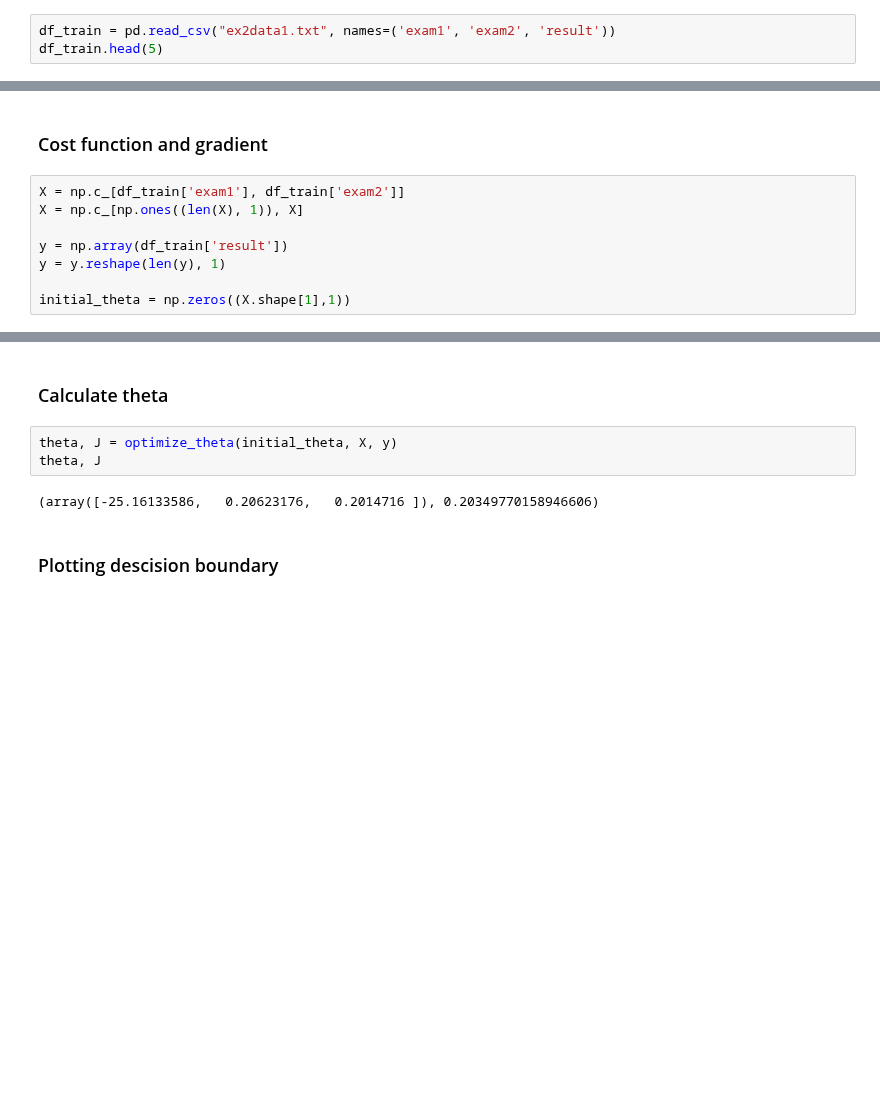
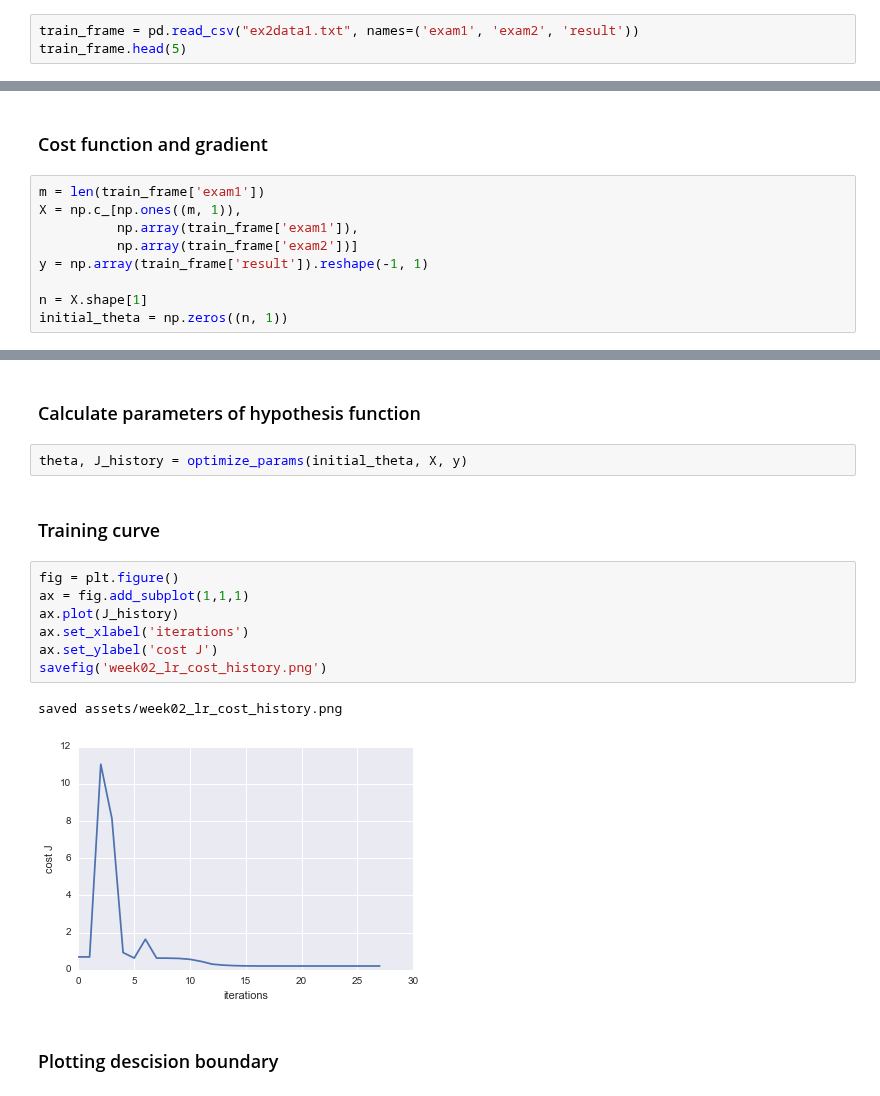
Before and after one commit to uents/coursera-ml, a Jupyter notebook: week03/logistic_regression.ipynb, the cells around one changed output, grey strips where cells are left out. Cells and saved outputs as stored; diff of their text form; blank space fills up the shorter version.

Commit message:
week03: refactoring

```diff
--- a/week03/logistic_regression/logistic_regression.ipynb
+++ b/week03/logistic_regression.ipynb
@@ -14,8 +18,8 @@ from mpl_toolkits.mplot3d import Axes3D
 # %% [markdown]
 ## Visualizing the data
 # %%
-df_train = pd.read_csv("ex2data1.txt", names=('exam1', 'exam2', 'result'))
-df_train.head(5)
+train_frame = pd.read_csv("ex2data1.txt", names=('exam1', 'exam2', 'result'))
+train_frame.head(5)
 # %% [output]
 |  | exam1 | exam2 | result |
 | 0 | 34.623660 | 78.024693 | 0 |
@@ -69,11 +75,12 @@ plt.savefig('week03_sigmoid.png')
 # %% [markdown]
 ### Cost function and gradient
 # %%
-X = np.c_[df_train['exam1'], df_train['exam2']]
-X = np.c_[np.ones((len(X), 1)), X]
+m = len(train_frame['exam1'])
+X = np.c_[np.ones((m, 1)),
+          np.array(train_frame['exam1']),
+          np.array(train_frame['exam2'])]
+y = np.array(train_frame['result']).reshape(-1, 1)
 
-y = np.array(df_train['result'])
-y = y.reshape(len(y), 1)
-
-initial_theta = np.zeros((X.shape[1],1))
+n = X.shape[1]
+initial_theta = np.zeros((n, 1))
 # %%
@@ -85,13 +90,22 @@ J, grad
 (0.69314718055994529, array([[ -0.1       ],
         [-12.00921659],
         [-11.26284221]]))
-# %% [markdown]
-### Calculate theta
+# %% [markdown]
+### Calculate parameters of hypothesis function
 # %%
-theta, J = optimize_theta(initial_theta, X, y)
-theta, J
+theta, J_history = optimize_params(initial_theta, X, y)
-# %% [output]
-(array([-25.16133586,   0.20623176,   0.2014716 ]), 0.20349770158946606)
+# %% [markdown]
+### Training curve
+# %%
+fig = plt.figure()
+ax = fig.add_subplot(1,1,1)
+ax.plot(J_history)
+ax.set_xlabel('iterations')
+ax.set_ylabel('cost J')
+savefig('week02_lr_cost_history.png')
+# %% [output]
+saved assets/week02_lr_cost_history.png
+[figure, added]
 # %% [markdown]
 ### Plotting descision boundary
 # %%
```
Also changed, not shown: parts of 7 cells of this notebook, 6 other files.
